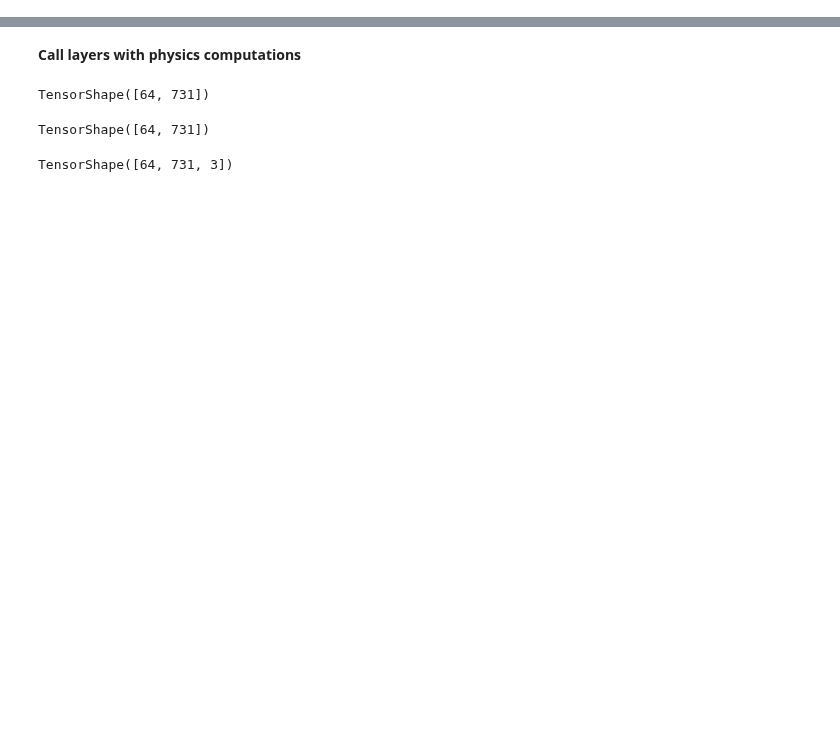
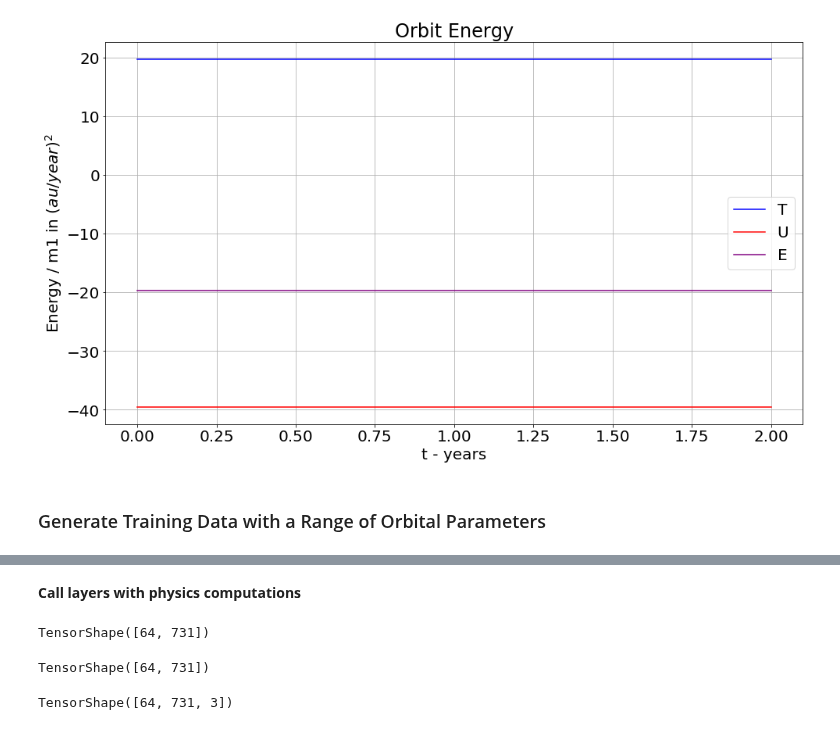
Before and after one commit to memanuel/IACS-n-body, a Jupyter notebook: src/two-body-restricted.ipynb, the cells around one changed output, grey strips where cells are left out. Drawn from its saved outputs; the diff is of its cells as text; code cells hidden in the pictures; blank space fills up the shorter version.

```diff
--- a/src/two-body-restricted.ipynb
+++ b/src/two-body-restricted.ipynb
@@ -52,0 +109,6 @@ dict_keys(['t', 'q0', 'v0', 'mu'])
+# %%
+fig, ax = plot_orbit_energy(data_traj)
+# %% [output]
+[figure, added]
+# %% [markdown]
+### Generate Training Data with a Range of Orbital Parameters
```
Also changed, not shown: parts of 28 cells of this notebook.
